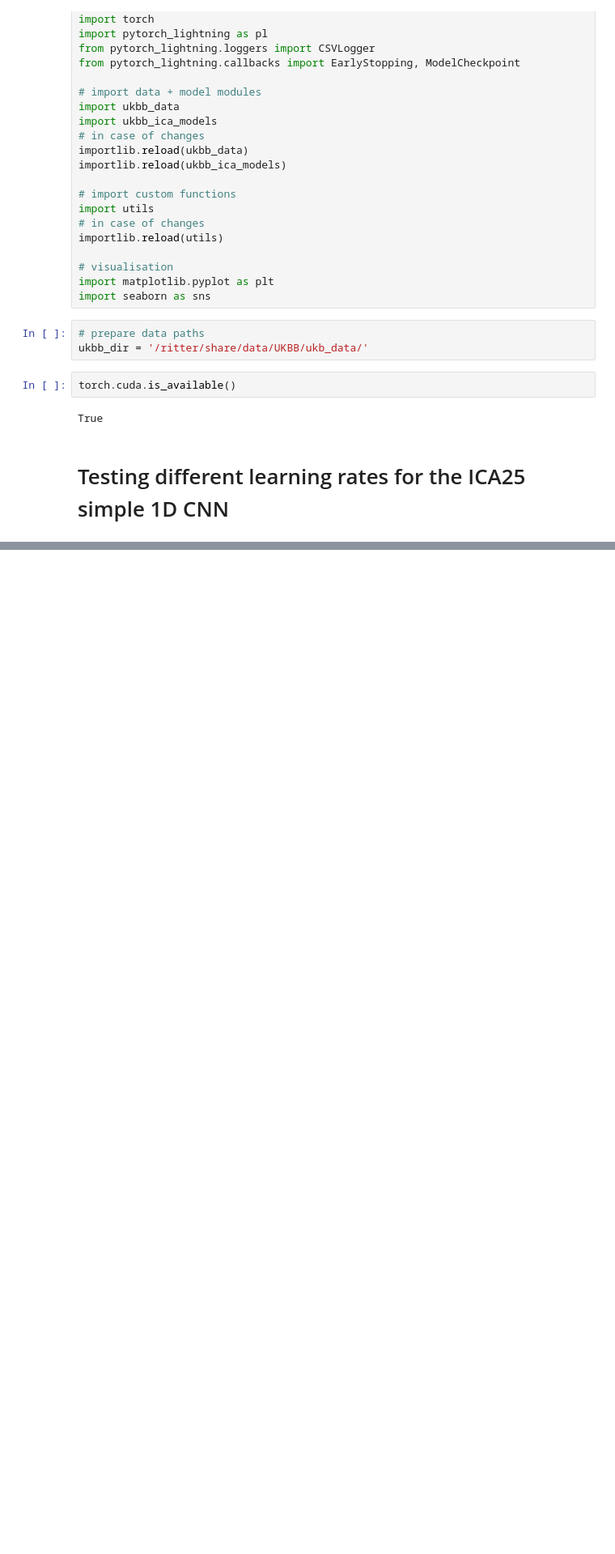
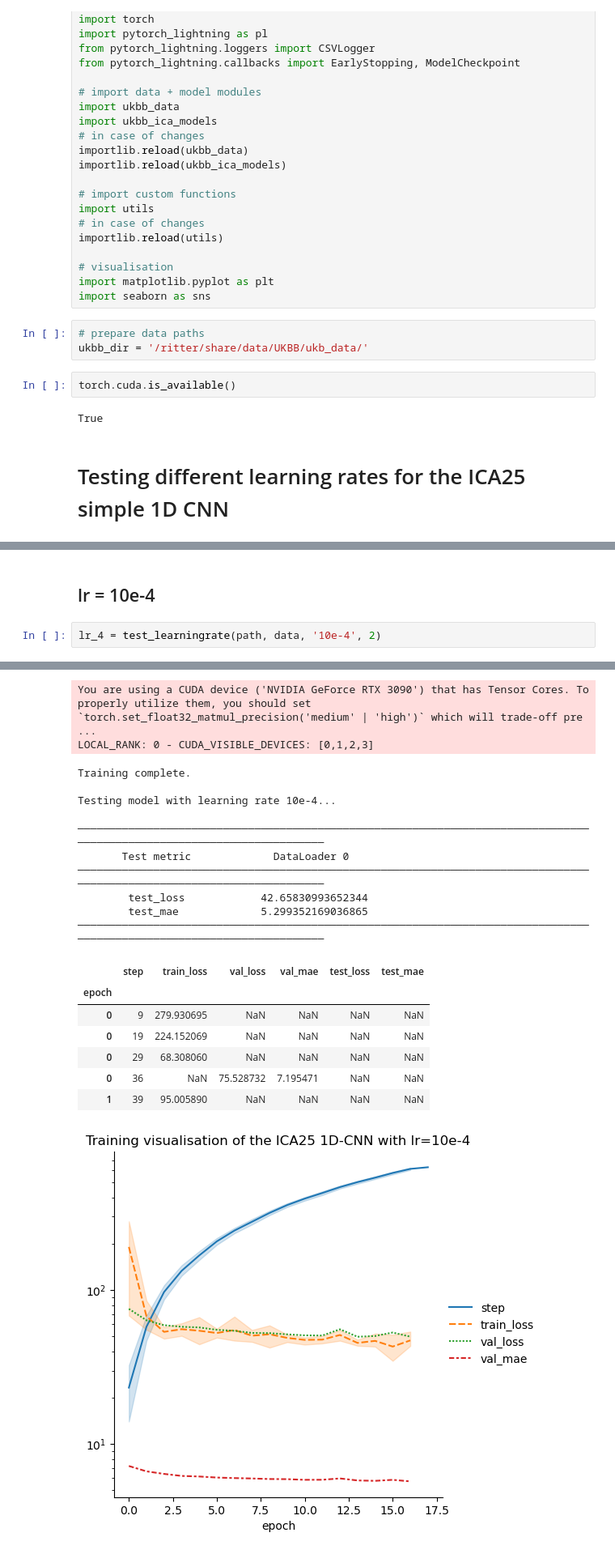
Before and after one commit to laura-riedel/IM, a Jupyter notebook: src/ICA25 - 1D CNN learning rate.ipynb, the cells around one changed output, grey strips where cells are left out. Shown at 81% size. Drawn from its saved outputs; the diff is of its cells as text; blank space fills up the shorter version.

```diff
--- a/src/ICA25 - 1D CNN learning rate.ipynb
+++ b/src/ICA25 - 1D CNN learning rate.ipynb
@@ -81,0 +187,5 @@ for lr in lrs:
+# %% [markdown]
+## lr = 10e-4
+# %%
+lr_4 = test_learningrate(path, data, '10e-4', 2)
+# %% [output]
@@ -81,0 +209,19 @@ for lr in lrs:
+You are using a CUDA device ('NVIDIA GeForce RTX 3090') that has Tensor Cores. To properly utilize them, you should set `torch.set_float32_matmul_precision('medium' | 'high')` which will trade-off pre ...
+LOCAL_RANK: 0 - CUDA_VISIBLE_DEVICES: [0,1,2,3]
+Training complete.
+
+Testing model with learning rate 10e-4...
+────────────────────────────────────────────────────────────────────────────────────────────────────────────────────────
+       Test metric             DataLoader 0
+────────────────────────────────────────────────────────────────────────────────────────────────────────────────────────
+        test_loss            42.65830993652344
+        test_mae             5.299352169036865
+────────────────────────────────────────────────────────────────────────────────────────────────────────────────────────
+|  | step | train_loss | val_loss | val_mae | test_loss | test_mae |
+| epoch |  |  |  |  |  |  |
+| 0 | 9 | 279.930695 | NaN | NaN | NaN | NaN |
+| 0 | 19 | 224.152069 | NaN | NaN | NaN | NaN |
+| 0 | 29 | 68.308060 | NaN | NaN | NaN | NaN |
+| 0 | 36 | NaN | 75.528732 | 7.195471 | NaN | NaN |
+| 1 | 39 | 95.005890 | NaN | NaN | NaN | NaN |
+[figure, added]
```
Also changed, not shown: parts of 13 cells of this notebook, 37 other files.
